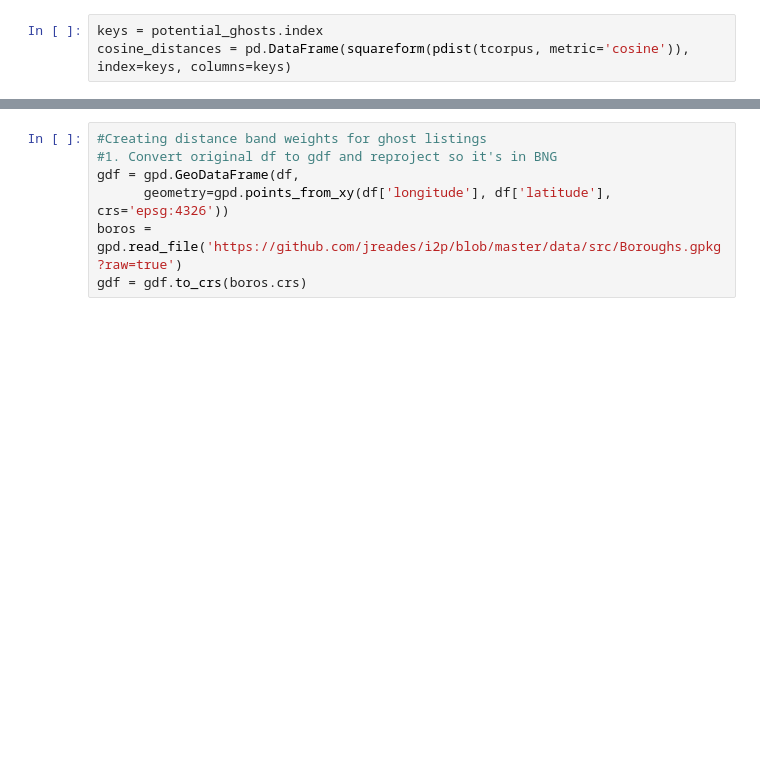
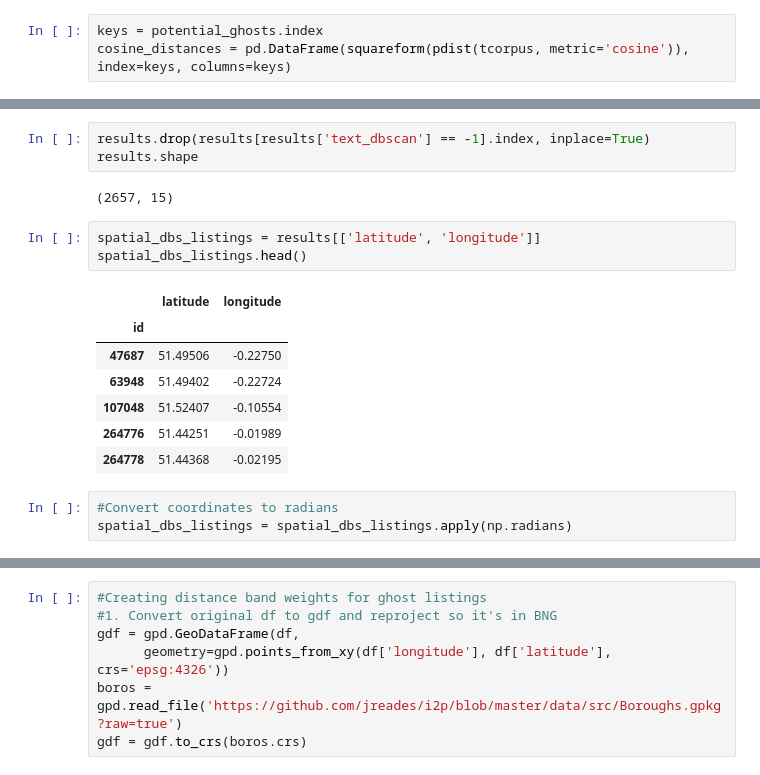
Before and after one commit to caranvr/i2p-assessment, a Jupyter notebook: ghost_hotels2.ipynb, the cells around one changed output, grey strips where cells are left out. Cells and saved outputs as stored; diff of their text form; blank space fills up the shorter version.

```diff
--- a/ghost_hotels2.ipynb
+++ b/ghost_hotels2.ipynb
@@ -79,0 +146,19 @@ cosine_distances = pd.DataFrame(squareform(pdist(tcorpus, metric='cosine')), ind
+# %%
+results.drop(results[results['text_dbscan'] == -1].index, inplace=True)
+results.shape
+# %% [output]
+(2657, 15)
+# %%
+spatial_dbs_listings = results[['latitude', 'longitude']]
+spatial_dbs_listings.head()
+# %% [output]
+|  | latitude | longitude |
+| id |  |  |
+| 47687 | 51.49506 | -0.22750 |
+| 63948 | 51.49402 | -0.22724 |
+| 107048 | 51.52407 | -0.10554 |
+| 264776 | 51.44251 | -0.01989 |
+| 264778 | 51.44368 | -0.02195 |
+# %%
+#Convert coordinates to radians
+spatial_dbs_listings = spatial_dbs_listings.apply(np.radians)
```
Also changed, not shown: parts of 25 cells of this notebook.
